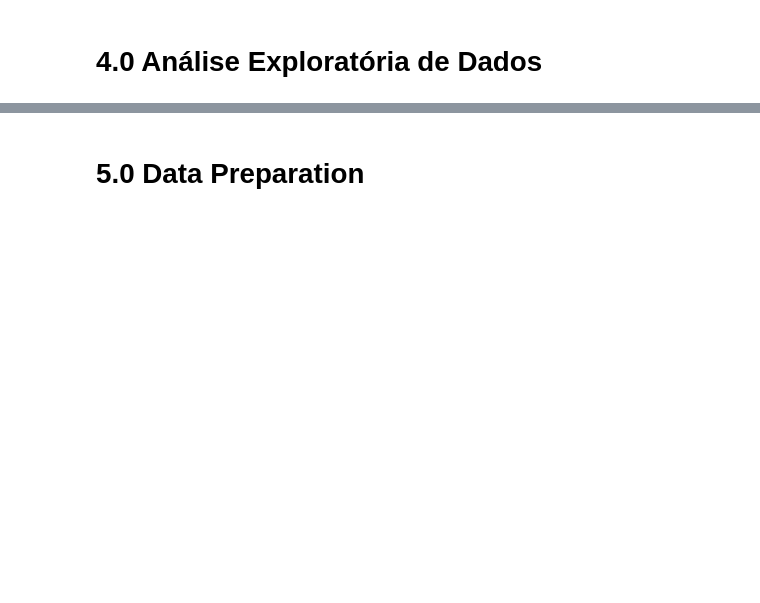
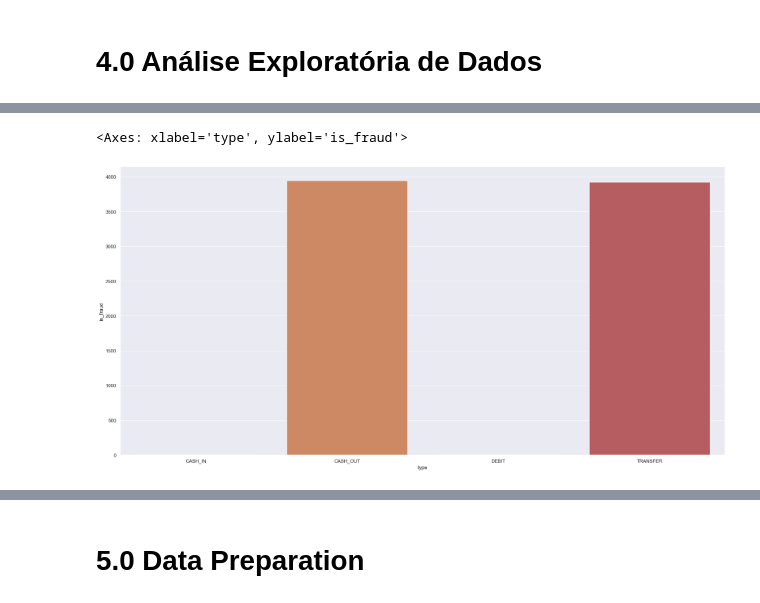
Before and after one commit to IanAndMendesDS/ds_fraud, a Jupyter notebook: notebooks/c1_ds_fraud.ipynb, the cells around one changed output, grey strips where cells are left out. Drawn from its saved outputs; the diff is of its cells as text; code cells hidden in the pictures; blank space fills up the shorter version.

```diff
--- a/notebooks/c1_ds_fraud.ipynb
+++ b/notebooks/c1_ds_fraud.ipynb
@@ -282,0 +337,9 @@ KeyboardInterrupt
+# %%
+# Tipos de Transações que mais são fraudes
+
+aux1 = df4[['type', 'is_fraud']].groupby('type').sum().reset_index()
+
+sns.barplot( x='type', y='is_fraud', data=aux1, hue='type')
+# %% [output]
+<Axes: xlabel='type', ylabel='is_fraud'>
+[figure, added]
```
Also changed, not shown: parts of 79 cells of this notebook.
